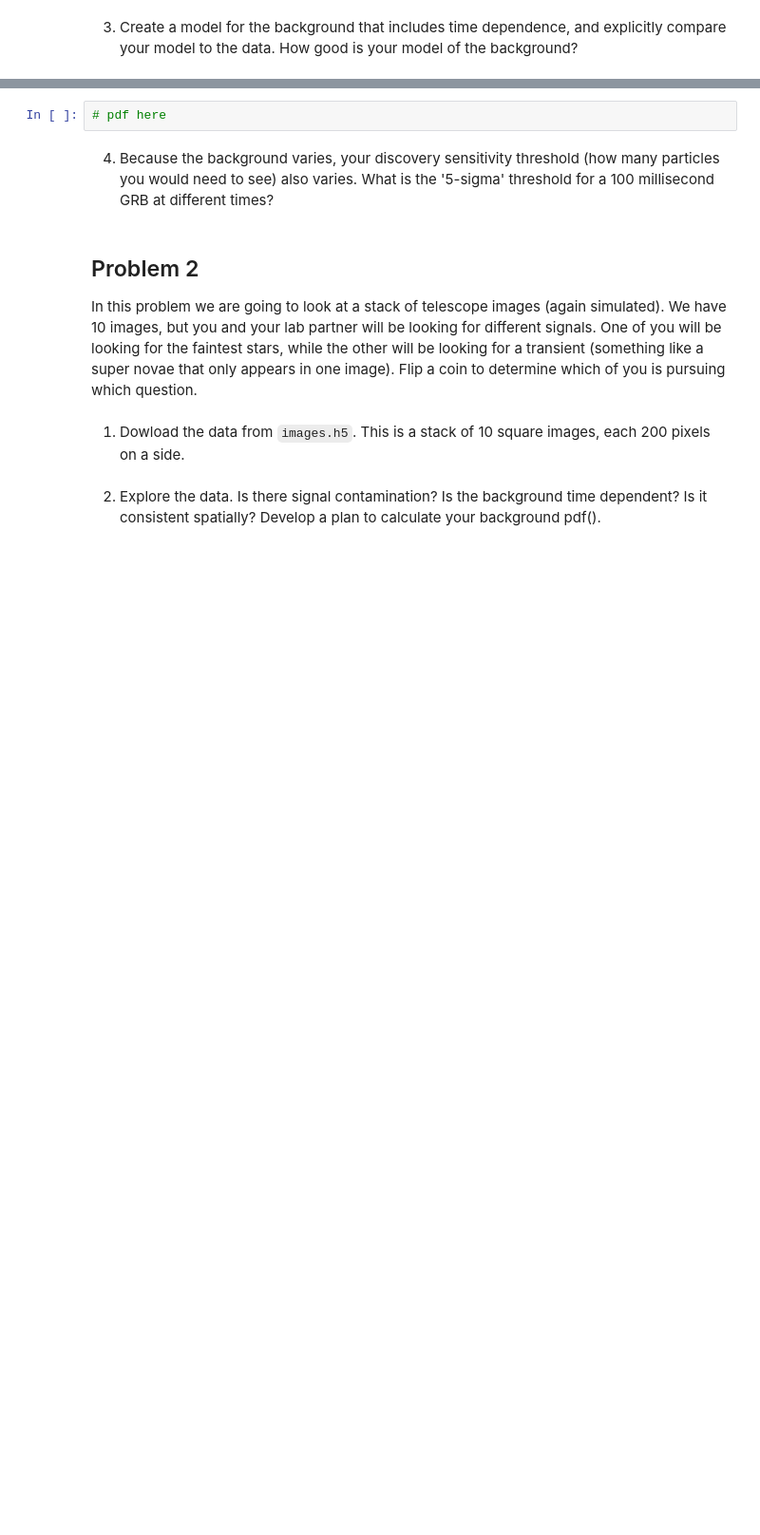
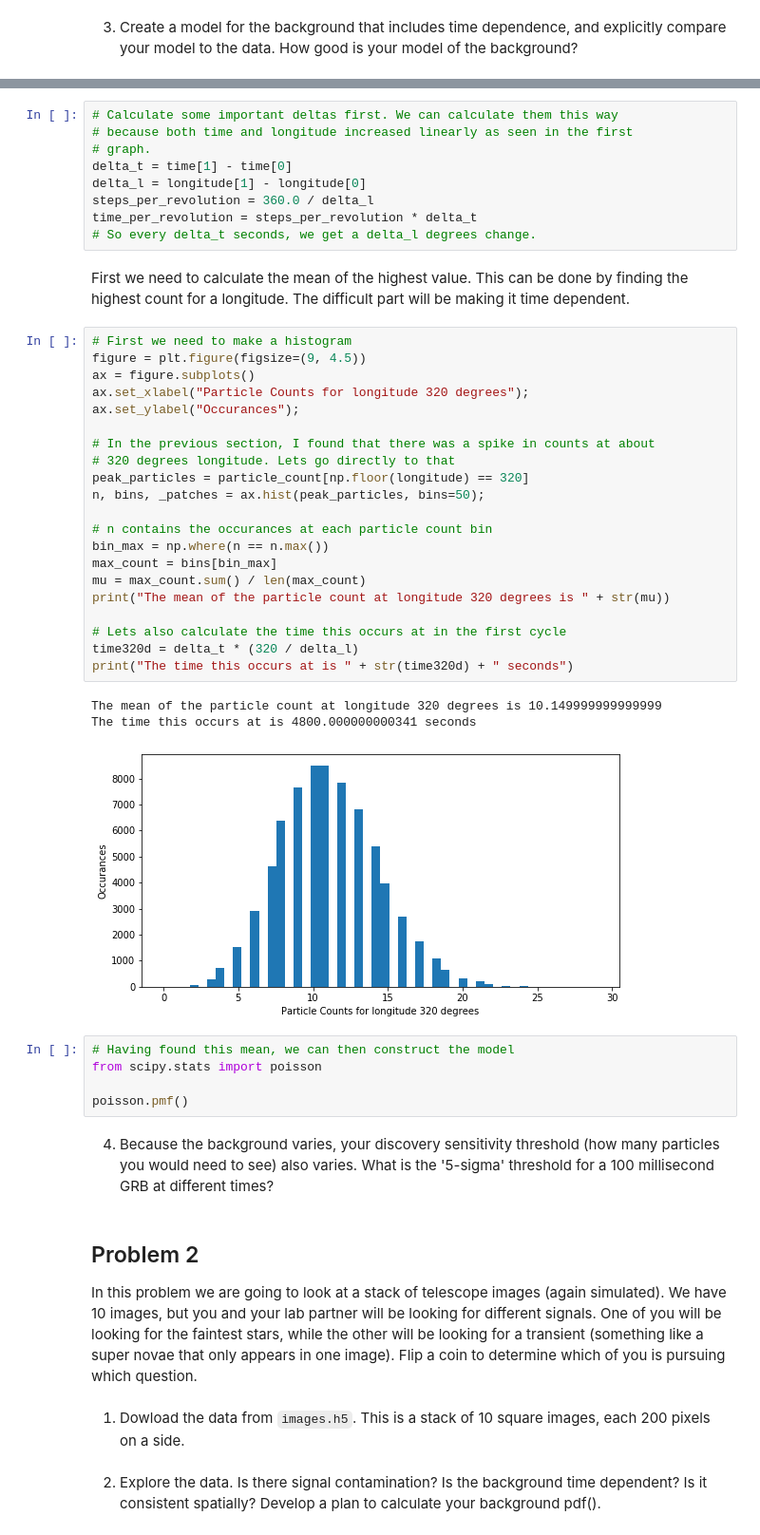
Before and after one commit to AdamK42/physics-434, a Jupyter notebook: lab4/lab4.ipynb, the cells around one changed output, grey strips where cells are left out. Shown at 95% size. Cells and saved outputs as stored; diff of their text form; blank space fills up the shorter version.

```diff
--- a/lab4/lab4.ipynb
+++ b/lab4/lab4.ipynb
@@ -103,5 +109,44 @@ Since we are counting particles in most of these models, we are going to use a P
-# %%
-# pdf here
+# %%
+# Calculate some important deltas first. We can calculate them this way
+# because both time and longitude increased linearly as seen in the first
+# graph.
+delta_t = time[1] - time[0]
+delta_l = longitude[1] - longitude[0]
+steps_per_revolution = 360.0 / delta_l
+time_per_revolution = steps_per_revolution * delta_t
+# So every delta_t seconds, we get a delta_l degrees change.
+# %% [markdown]
+First we need to calculate the mean of the highest value. This can be done by finding the highest count for a longitude. The difficult part will be making it time dependent.
+# %%
+# First we need to make a histogram
+figure = plt.figure(figsize=(9, 4.5))
+ax = figure.subplots()
+ax.set_xlabel("Particle Counts for longitude 320 degrees");
+ax.set_ylabel("Occurances");
+
+# In the previous section, I found that there was a spike in counts at about
+# 320 degrees longitude. Lets go directly to that
+peak_particles = particle_count[np.floor(longitude) == 320]
+n, bins, _patches = ax.hist(peak_particles, bins=50);
+
+# n contains the occurances at each particle count bin
+bin_max = np.where(n == n.max())
+max_count = bins[bin_max]
+mu = max_count.sum() / len(max_count)
+print("The mean of the particle count at longitude 320 degrees is " + str(mu))
+
+# Lets also calculate the time this occurs at in the first cycle
+time320d = delta_t * (320 / delta_l)
+print("The time this occurs at is " + str(time320d) + " seconds")
+# %% [output]
+The mean of the particle count at longitude 320 degrees is 10.149999999999999
+The time this occurs at is 4800.000000000341 seconds
+[figure, added]
+# %%
+# Having found this mean, we can then construct the model
+from scipy.stats import poisson
+
+poisson.pmf()
 # %% [markdown]
 4) Because the background varies, your discovery sensitivity threshold (how many particles you would need to see) also varies. What is the '5-sigma' threshold for a 100 millisecond GRB at different times?
 # %% [markdown]
```
Also changed, not shown: parts of 8 cells of this notebook.
